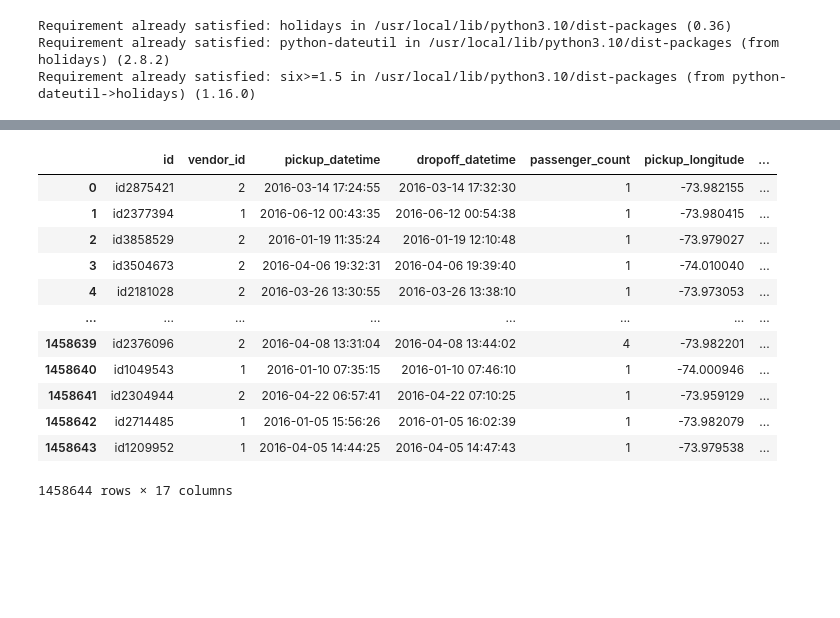
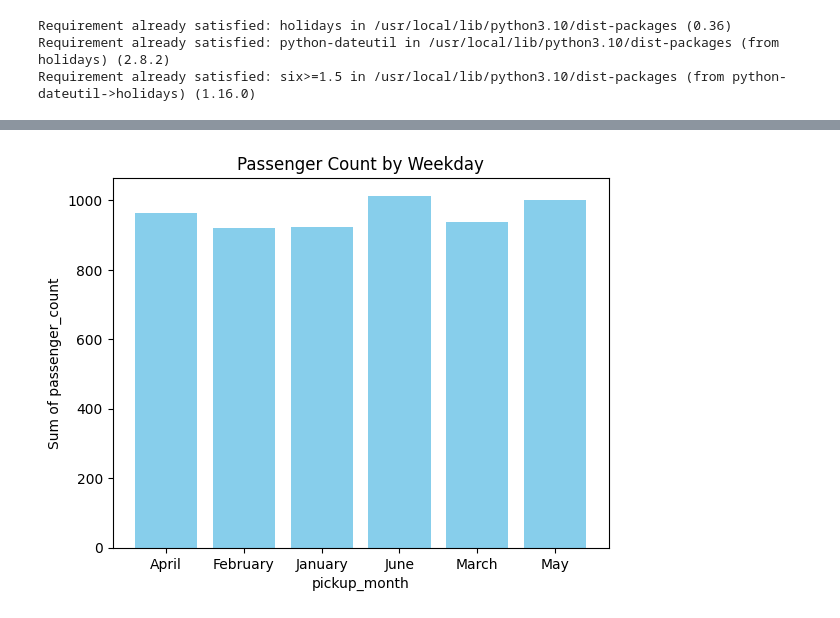
Before and after one commit to marreapato/ML_Project_Taxi_Trip_Duration, a Jupyter notebook: Projeto_Lucas_Rabelo_AM_2.ipynb, the cells around one changed output, grey strips where cells are left out. Cells and saved outputs as stored; diff of their text form; code cells hidden in the pictures; blank space fills up the shorter version.

```diff
--- a/Projeto_Lucas_Rabelo_AM_2.ipynb
+++ b/Projeto_Lucas_Rabelo_AM_2.ipynb
@@ -274,16 +278,13 @@ plt.show()
-# %%
-train
-# %% [output]
-|  | id | vendor_id | pickup_datetime | dropoff_datetime | passenger_count | pickup_longitude | ... |
-| 0 | id2875421 | 2 | 2016-03-14 17:24:55 | 2016-03-14 17:32:30 | 1 | -73.982155 | ... |
-| 1 | id2377394 | 1 | 2016-06-12 00:43:35 | 2016-06-12 00:54:38 | 1 | -73.980415 | ... |
-| 2 | id3858529 | 2 | 2016-01-19 11:35:24 | 2016-01-19 12:10:48 | 1 | -73.979027 | ... |
-| 3 | id3504673 | 2 | 2016-04-06 19:32:31 | 2016-04-06 19:39:40 | 1 | -74.010040 | ... |
-| 4 | id2181028 | 2 | 2016-03-26 13:30:55 | 2016-03-26 13:38:10 | 1 | -73.973053 | ... |
-| ... | ... | ... | ... | ... | ... | ... | ... |
-| 1458639 | id2376096 | 2 | 2016-04-08 13:31:04 | 2016-04-08 13:44:02 | 4 | -73.982201 | ... |
-| 1458640 | id1049543 | 1 | 2016-01-10 07:35:15 | 2016-01-10 07:46:10 | 1 | -74.000946 | ... |
-| 1458641 | id2304944 | 2 | 2016-04-22 06:57:41 | 2016-04-22 07:10:25 | 1 | -73.959129 | ... |
-| 1458642 | id2714485 | 1 | 2016-01-05 15:56:26 | 2016-01-05 16:02:39 | 1 | -73.982079 | ... |
-| 1458643 | id1209952 | 1 | 2016-04-05 14:44:25 | 2016-04-05 14:47:43 | 1 | -73.979538 | ... |
-1458644 rows × 17 columns
+# %%
+train['pickup_month']=train['pickup_datetime'].dt.month_name()
+# Group by 'weekday' and sum the values
+grouped_weekday = train.groupby('pickup_month').mean().reset_index()
+
+# Creating a bar plot for weekday
+plt.bar(grouped_weekday['pickup_month'], grouped_weekday['trip_duration'], color='skyblue')
+plt.xlabel('pickup_month')
+plt.ylabel('Sum of passenger_count')
+plt.title('Passenger Count by Weekday')
+plt.show()
+# %% [output]
+[figure, added]
```
Also changed, not shown: parts of 2 cells of this notebook.
